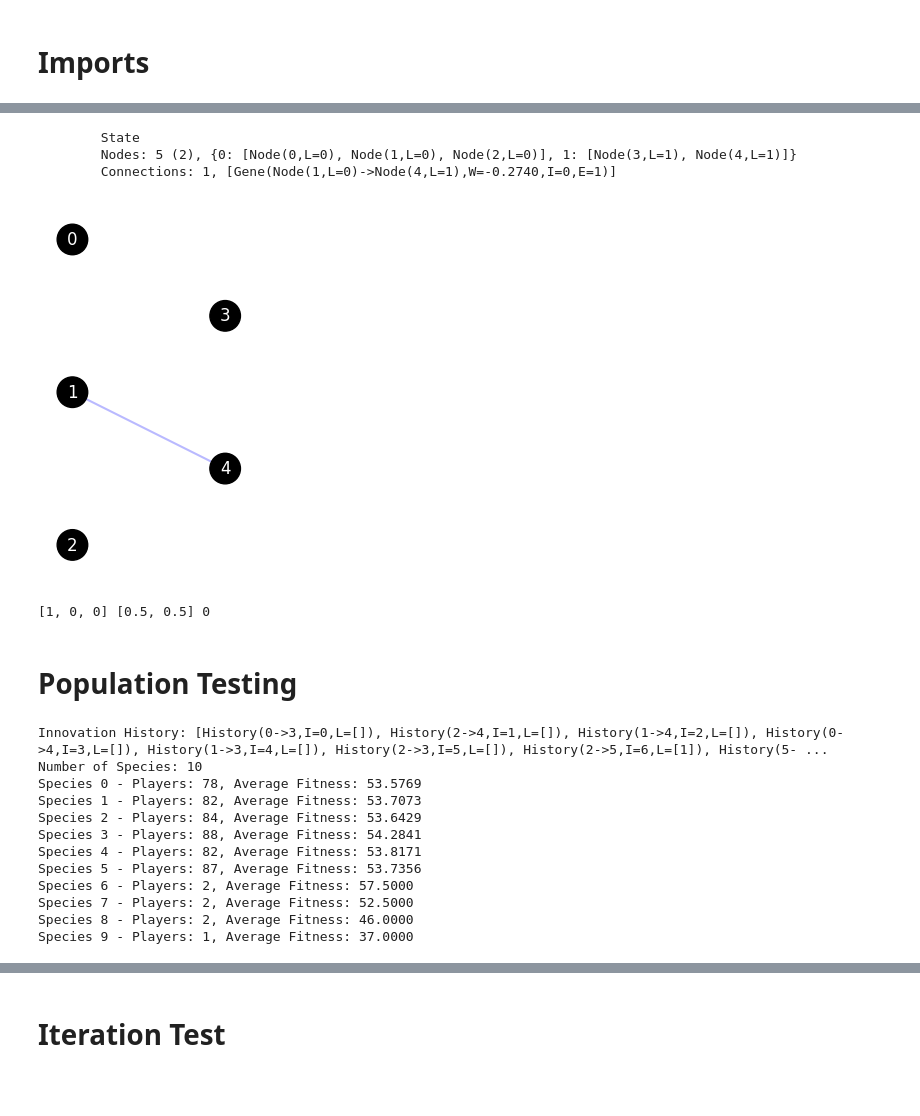
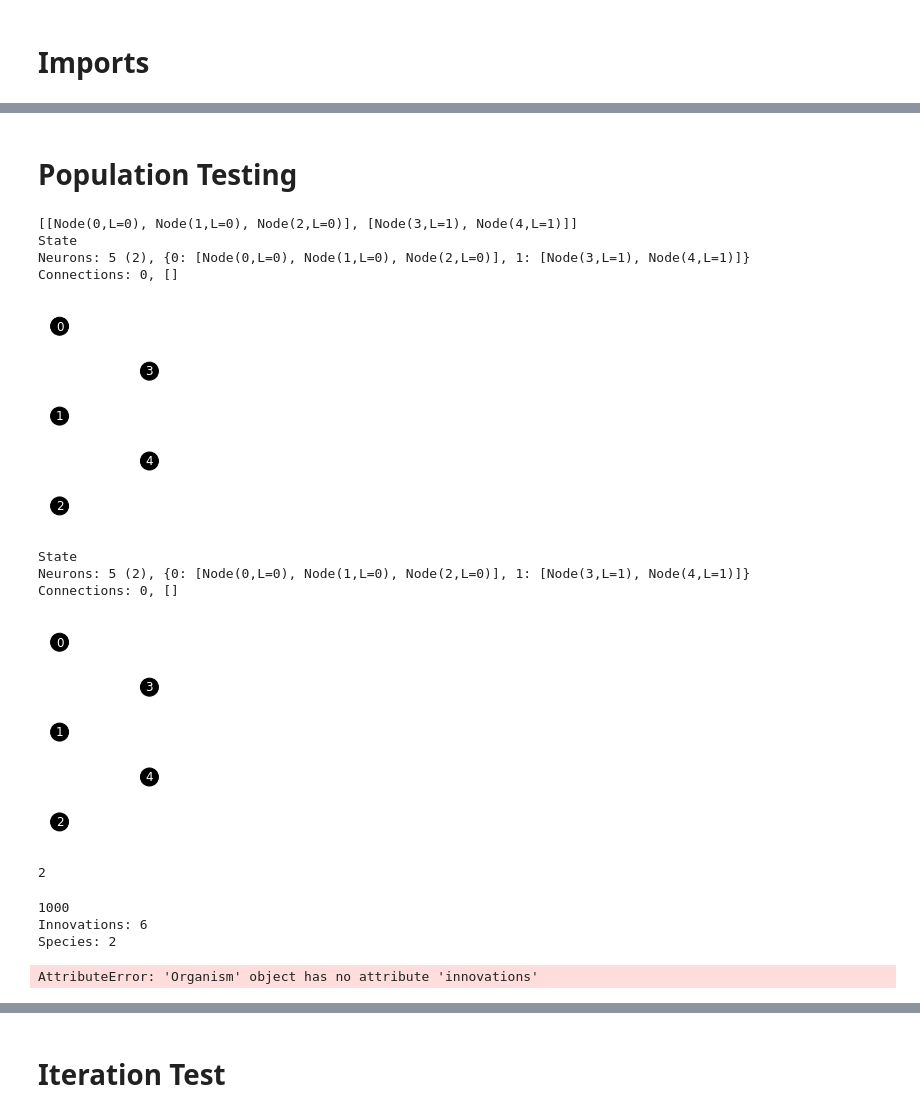
Before and after one commit to drewcurran/COS398_NEAT, a Jupyter notebook: NEAT/test_code.ipynb, the cells around one changed output, grey strips where cells are left out. Saved outputs shown, nothing was run; the diff lists cells and outputs as text; code cells hidden in the pictures; blank space fills up the shorter version.

```diff
--- a/NEAT/test_code.ipynb
+++ b/NEAT/test_code.ipynb
@@ -396,41 +10,48 @@ player.nn.draw_state()
-# %%
-player.mutate(history)
-player.nn.print_state()
-player.nn.draw_state()
-# %% [output]
-        State
-        Nodes: 5 (2), {0: [Node(0,L=0), Node(1,L=0), Node(2,L=0)], 1: [Node(3,L=1), Node(4,L=1)]}
-        Connections: 1, [Gene(Node(1,L=0)->Node(4,L=1),W=-0.2740,I=0,E=1)]
-[figure, removed]
-# %%
-inputs = [1] + np.random.randint(2, size=2).tolist()
-decision = player.decide(inputs)
-print(inputs, player.nn.forward_pass(inputs), decision)
-# %% [output]
-[1, 0, 0] [0.5, 0.5] 0
 # %% [markdown]
 # Population Testing
+# %%
+population = Population(1000, 2, 2)
+population.initialize_population()
+player = population.players[0]
+print(list(player.neurons.values()))
+player.print_state()
+player.draw_state()
+# %% [output]
+[[Node(0,L=0), Node(1,L=0), Node(2,L=0)], [Node(3,L=1), Node(4,L=1)]]
+State
+Neurons: 5 (2), {0: [Node(0,L=0), Node(1,L=0), Node(2,L=0)], 1: [Node(3,L=1), Node(4,L=1)]}
+Connections: 0, []
+[figure, added]
+# %%
+population.mutate()
+player = population.players[0]
+player.print_state()
+player.draw_state()
+# %% [output]
+State
+Neurons: 5 (2), {0: [Node(0,L=0), Node(1,L=0), Node(2,L=0)], 1: [Node(3,L=1), Node(4,L=1)]}
+Connections: 0, []
+[figure, added]
+# %%
+population.speciate()
+len(population.species)
+# %% [output]
+2
 # %%
 population = Population(1000, 2, 2)
-players = population.new_generation()
-won = play_game(players)
-for i in range(len(players)):
-    players[i].fitness = won[i]
-population.update_generation()
-print("Innovation History: %s" % population.innovation_history)
-print("Number of Species: %d" % len(population.species))
-for i in range(len(population.species)):
-    print("Species %d - Players: %d, Average Fitness: %.4f" % (i, len(population.species[i].players), population.species[i].average_fitness))
+
+for _ in range(100):
+    population.new_generation()
+    print(len(population.players))
+    for player in population.players:
+        player.fitness = np.random.randint(0,10)
+    population.update_generation()
+    print("Innovations: %s" % len(population.innovation_history.innovations))
+    print("Species: %d" % len(population.species))
+    for i in range(len(population.species)):
+        print("Species %d - Players: %d, Average Fitness: %.4f, Max Fitness: %.4f, Fittest Innovations: %d" % (i, len(population.species[i].players), population.species[i].average_fitness(), population.species[i].fittest_player.fitness, len(population.species[i].fittest_player.innovation_labels)))
 # %% [output]
-Innovation History: [History(0->3,I=0,L=[]), History(2->4,I=1,L=[]), History(1->4,I=2,L=[]), History(0->4,I=3,L=[]), History(1->3,I=4,L=[]), History(2->3,I=5,L=[]), History(2->5,I=6,L=[1]), History(5- ...
-Number of Species: 10
-Species 0 - Players: 78, Average Fitness: 53.5769
-Species 1 - Players: 82, Average Fitness: 53.7073
-Species 2 - Players: 84, Average Fitness: 53.6429
-Species 3 - Players: 88, Average Fitness: 54.2841
-Species 4 - Players: 82, Average Fitness: 53.8171
-Species 5 - Players: 87, Average Fitness: 53.7356
-Species 6 - Players: 2, Average Fitness: 57.5000
-Species 7 - Players: 2, Average Fitness: 52.5000
-Species 8 - Players: 2, Average Fitness: 46.0000
-Species 9 - Players: 1, Average Fitness: 37.0000
+1000
+Innovations: 6
+Species: 2
+AttributeError: 'Organism' object has no attribute 'innovations'
```
Also changed, not shown: parts of 41 cells of this notebook, 12 other files.
